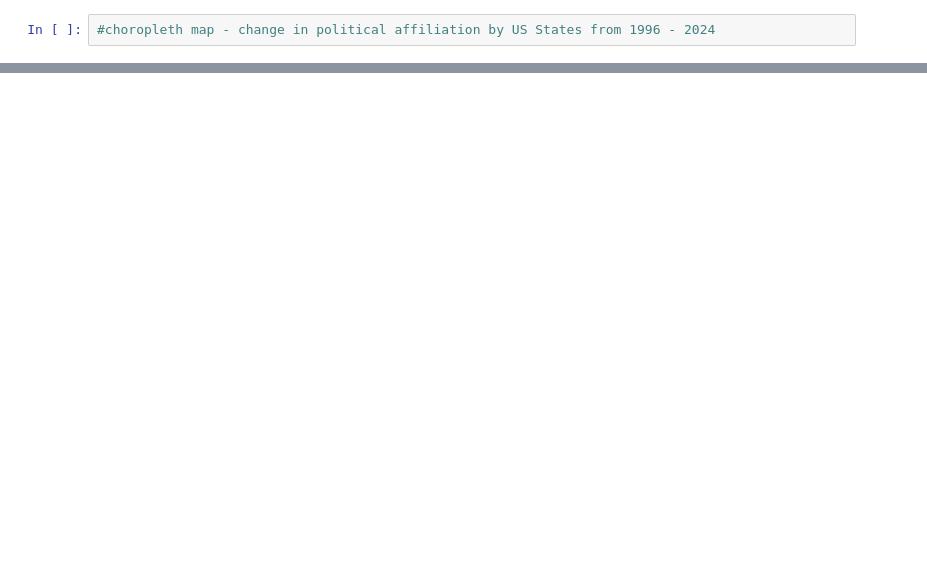
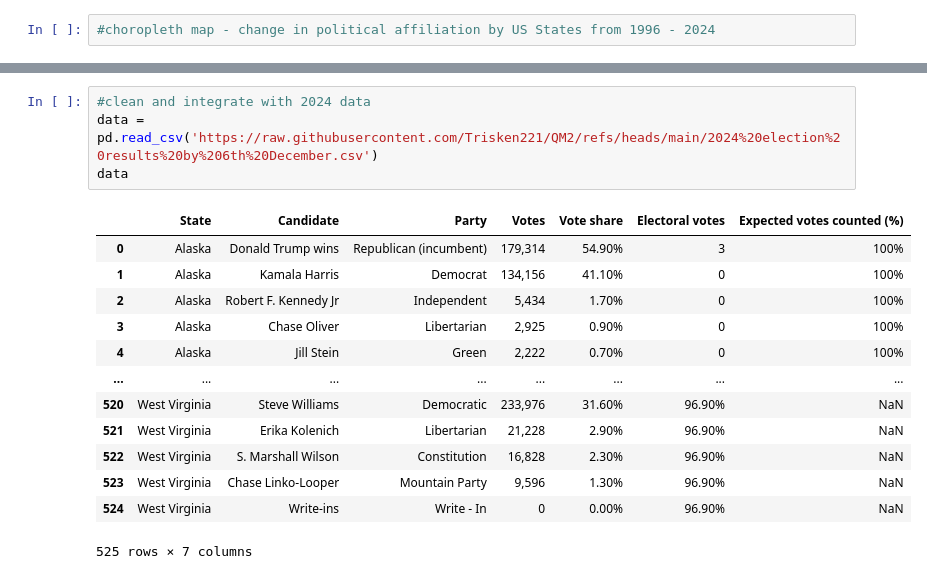
Before and after one commit to Trisken221/QM2, a Jupyter notebook: evolution graph.ipynb, the cells around one changed output, grey strips where cells are left out. Saved outputs shown, nothing was run; the diff lists cells and outputs as text; blank space fills up the shorter version.

```diff
--- a/evolution graph.ipynb
+++ b/evolution graph.ipynb
@@ -69,0 +48,18 @@ KeyError: "None of [Index(['State'], dtype='object')] are in the [columns]"
+# %%
+#clean and integrate with 2024 data
+data = pd.read_csv('https://raw.githubusercontent.com/Trisken221/QM2/refs/heads/main/2024%20election%20results%20by%206th%20December.csv')
+data
+# %% [output]
+|  | State | Candidate | Party | Votes | Vote share | Electoral votes | Expected votes counted (%) |
+| 0 | Alaska | Donald Trump wins | Republican (incumbent) | 179,314 | 54.90% | 3 | 100% |
+| 1 | Alaska | Kamala Harris | Democrat | 134,156 | 41.10% | 0 | 100% |
+| 2 | Alaska | Robert F. Kennedy Jr | Independent | 5,434 | 1.70% | 0 | 100% |
+| 3 | Alaska | Chase Oliver | Libertarian | 2,925 | 0.90% | 0 | 100% |
+| 4 | Alaska | Jill Stein | Green | 2,222 | 0.70% | 0 | 100% |
+| ... | ... | ... | ... | ... | ... | ... | ... |
+| 520 | West Virginia | Steve Williams | Democratic | 233,976 | 31.60% | 96.90% | NaN |
+| 521 | West Virginia | Erika Kolenich | Libertarian | 21,228 | 2.90% | 96.90% | NaN |
+| 522 | West Virginia | S. Marshall Wilson | Constitution | 16,828 | 2.30% | 96.90% | NaN |
+| 523 | West Virginia | Chase Linko-Looper | Mountain Party | 9,596 | 1.30% | 96.90% | NaN |
+| 524 | West Virginia | Write-ins | Write - In | 0 | 0.00% | 96.90% | NaN |
+525 rows × 7 columns
```
Also changed, not shown: parts of 14 cells of this notebook.
